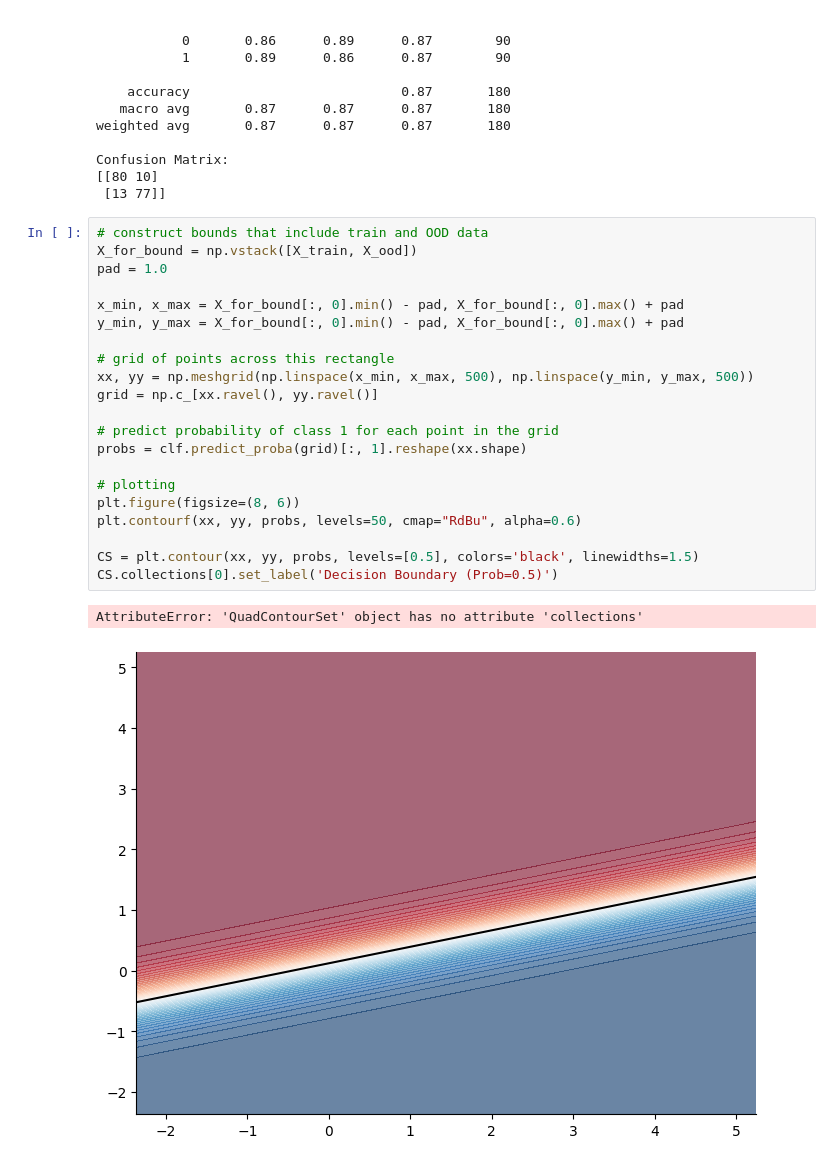
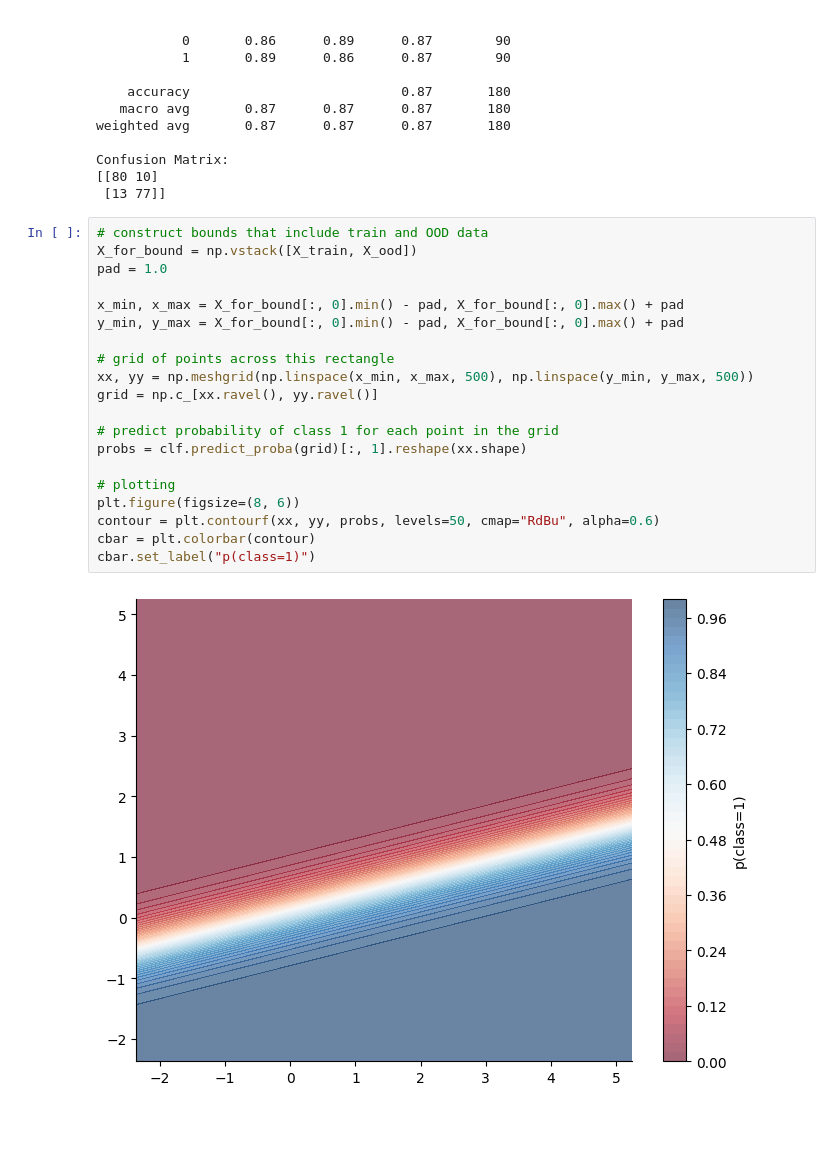
Before and after one commit to Vidhi0003/outlier_detection, a Jupyter notebook: detection.ipynb, the cells around one changed output. Saved outputs shown, nothing was run; the diff lists cells and outputs as text; blank space fills up the shorter version.

Commit message:
Added a color bar

```diff
--- a/detection.ipynb
+++ b/detection.ipynb
@@ -168,24 +168,22 @@ Confusion Matrix:
 # %%
 # construct bounds that include train and OOD data
 X_for_bound = np.vstack([X_train, X_ood])
 pad = 1.0
 
 x_min, x_max = X_for_bound[:, 0].min() - pad, X_for_bound[:, 0].max() + pad
 y_min, y_max = X_for_bound[:, 0].min() - pad, X_for_bound[:, 0].max() + pad
 
 # grid of points across this rectangle
 xx, yy = np.meshgrid(np.linspace(x_min, x_max, 500), np.linspace(y_min, y_max, 500))
 grid = np.c_[xx.ravel(), yy.ravel()]
 
 # predict probability of class 1 for each point in the grid
 probs = clf.predict_proba(grid)[:, 1].reshape(xx.shape)
 
 # plotting
 plt.figure(figsize=(8, 6))
-plt.contourf(xx, yy, probs, levels=50, cmap="RdBu", alpha=0.6)
-
-CS = plt.contour(xx, yy, probs, levels=[0.5], colors='black', linewidths=1.5)
-CS.collections[0].set_label('Decision Boundary (Prob=0.5)')
+contour = plt.contourf(xx, yy, probs, levels=50, cmap="RdBu", alpha=0.6)
+cbar = plt.colorbar(contour)
+cbar.set_label("p(class=1)")
 # %% [output]
-AttributeError: 'QuadContourSet' object has no attribute 'collections'
-[figure, old version]
+[figure, new version]
```
